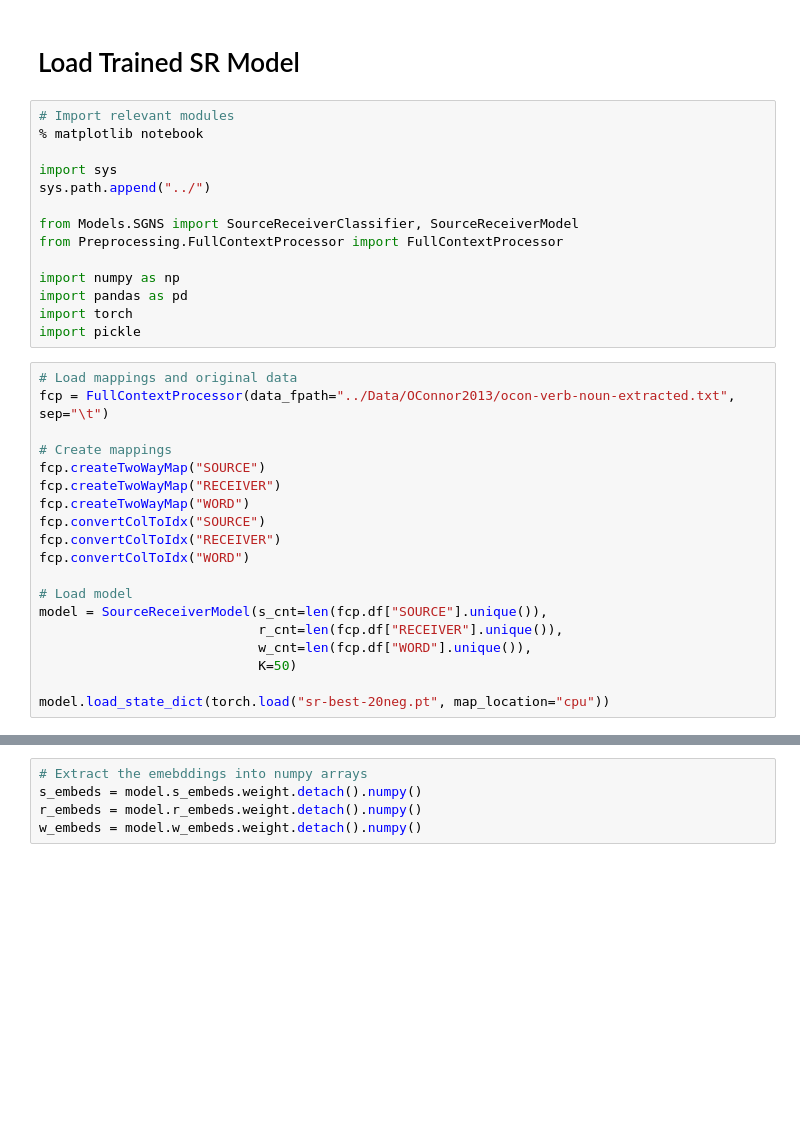
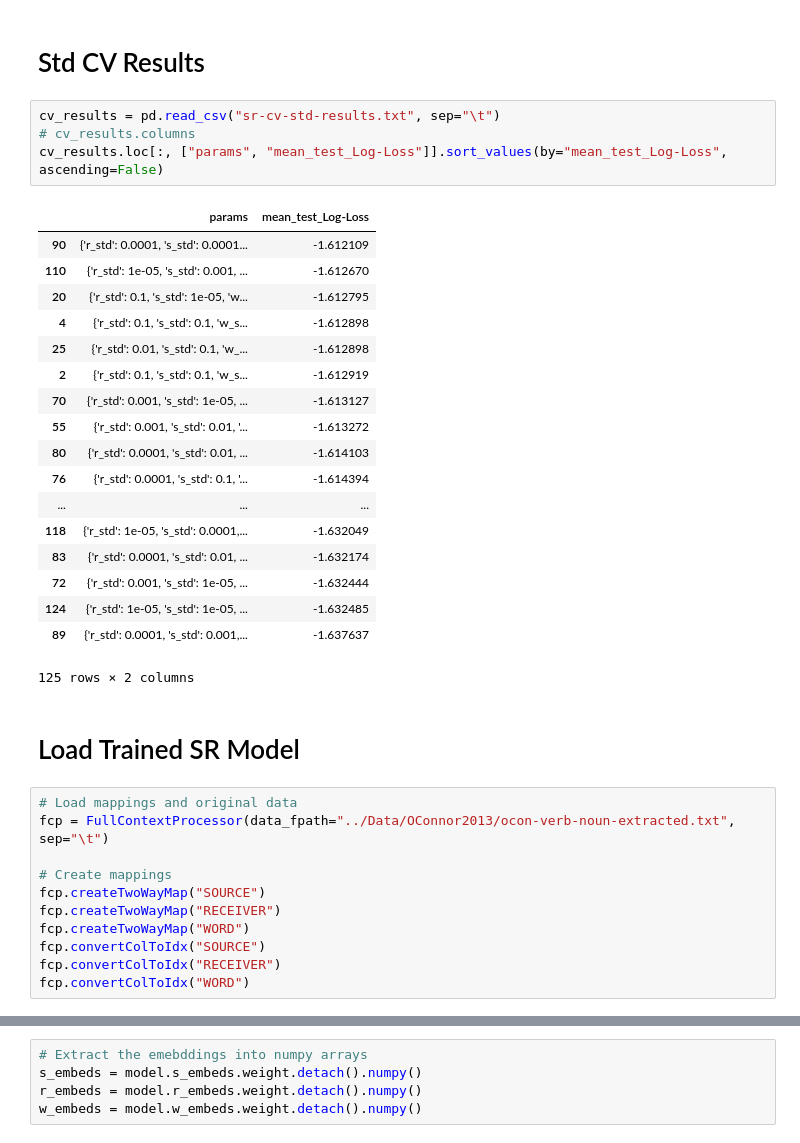
Before and after one commit to qipanda/Spring19-Research, a Jupyter notebook: Experiments/sr.ipynb, the cells around one changed output, grey strips where cells are left out. Drawn from its saved outputs; the diff is of its cells as text; blank space fills up the shorter version.

Commit message:
found best std

```diff
--- a/Experiments/sr.ipynb
+++ b/Experiments/sr.ipynb
@@ -1,19 +15,30 @@
+# %% [markdown]
+# Std CV Results
+# %%
+cv_results = pd.read_csv("sr-cv-std-results.txt", sep="\t")
+# cv_results.columns
+cv_results.loc[:, ["params", "mean_test_Log-Loss"]].sort_values(by="mean_test_Log-Loss", ascending=False)
+# %% [output]
+|  | params | mean_test_Log-Loss |
+| 90 | {'r_std': 0.0001, 's_std': 0.0001... | -1.612109 |
+| 110 | {'r_std': 1e-05, 's_std': 0.001, ... | -1.612670 |
+| 20 | {'r_std': 0.1, 's_std': 1e-05, 'w... | -1.612795 |
+| 4 | {'r_std': 0.1, 's_std': 0.1, 'w_s... | -1.612898 |
+| 25 | {'r_std': 0.01, 's_std': 0.1, 'w_... | -1.612898 |
+| 2 | {'r_std': 0.1, 's_std': 0.1, 'w_s... | -1.612919 |
+| 70 | {'r_std': 0.001, 's_std': 1e-05, ... | -1.613127 |
+| 55 | {'r_std': 0.001, 's_std': 0.01, '... | -1.613272 |
+| 80 | {'r_std': 0.0001, 's_std': 0.01, ... | -1.614103 |
+| 76 | {'r_std': 0.0001, 's_std': 0.1, '... | -1.614394 |
+| ... | ... | ... |
+| 118 | {'r_std': 1e-05, 's_std': 0.0001,... | -1.632049 |
+| 83 | {'r_std': 0.0001, 's_std': 0.01, ... | -1.632174 |
+| 72 | {'r_std': 0.001, 's_std': 1e-05, ... | -1.632444 |
+| 124 | {'r_std': 1e-05, 's_std': 1e-05, ... | -1.632485 |
+| 89 | {'r_std': 0.0001, 's_std': 0.001,... | -1.637637 |
+125 rows × 2 columns
 # %% [markdown]
 # Load Trained SR Model
-# %%
-# Import relevant modules
-% matplotlib notebook
-
-import sys
-sys.path.append("../")
-
-from Models.SGNS import SourceReceiverClassifier, SourceReceiverModel
-from Preprocessing.FullContextProcessor import FullContextProcessor
-
-import numpy as np
-import pandas as pd
-import torch
-import pickle
 # %%
 # Load mappings and original data
 fcp = FullContextProcessor(data_fpath="../Data/OConnor2013/ocon-verb-noun-extracted.txt", sep="\t")
@@ -25,11 +50,3 @@ fcp.createTwoWayMap("WORD")
 fcp.convertColToIdx("SOURCE")
 fcp.convertColToIdx("RECEIVER")
 fcp.convertColToIdx("WORD")
-
-# Load model
-model = SourceReceiverModel(s_cnt=len(fcp.df["SOURCE"].unique()),
-                            r_cnt=len(fcp.df["RECEIVER"].unique()),
-                            w_cnt=len(fcp.df["WORD"].unique()),
-                            K=50)
-
-model.load_state_dict(torch.load("sr-best-20neg.pt", map_location="cpu"))
```
Also changed, not shown: parts of 3 cells of this notebook, 1 other file.
